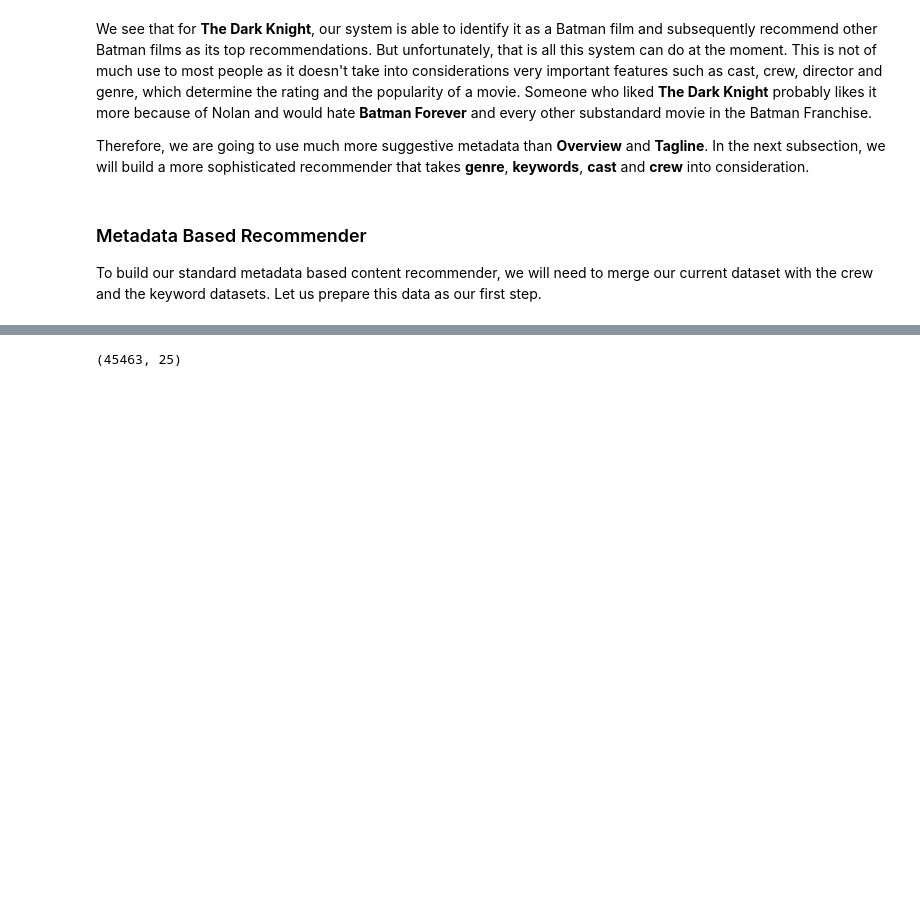
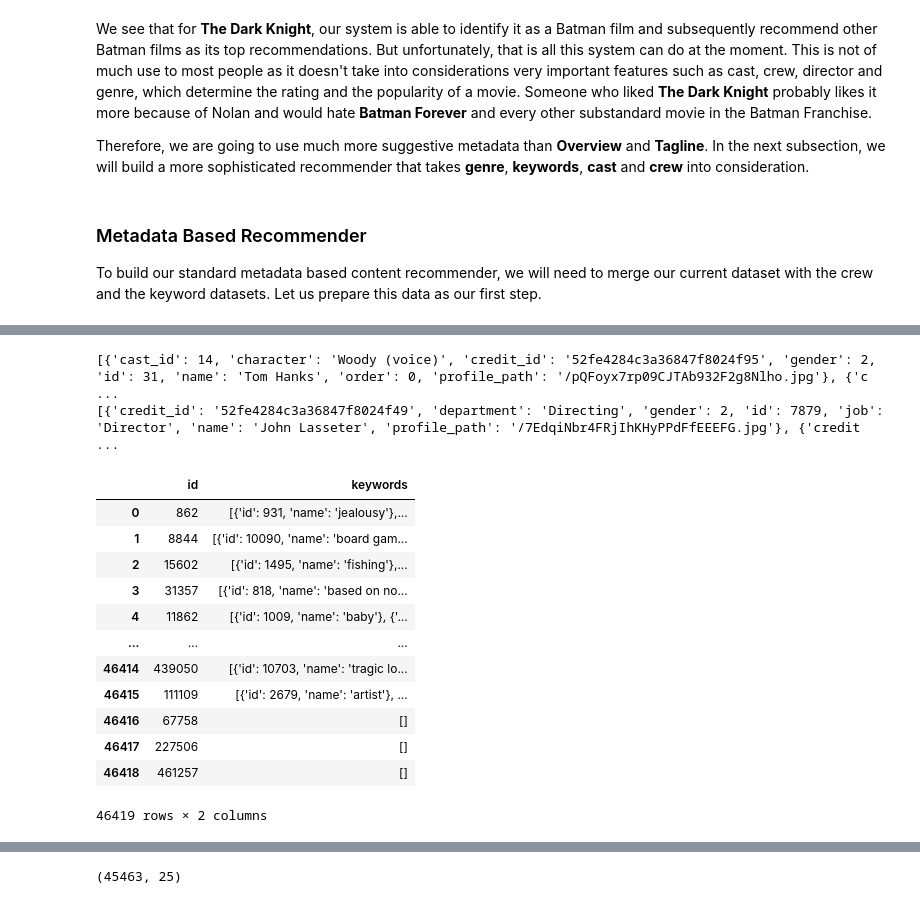
Before and after one commit to duybluemind1988/Data-science, a Jupyter notebook: Recommendation/Kaggle_movie-recommender-systems.ipynb, the cells around one changed output, grey strips where cells are left out. Saved outputs shown, nothing was run; the diff lists cells and outputs as text; code cells hidden in the pictures; blank space fills up the shorter version.

```diff
--- a/Recommendation/Kaggle_movie-recommender-systems.ipynb
+++ b/Recommendation/Kaggle_movie-recommender-systems.ipynb
@@ -474,0 +545,22 @@ keywords = pd.read_csv('/content/drive/My Drive/Data/Movie dataset/keywords.csv'
+# %%
+print(credits.cast[0]) # cac dien vien trong phim (id, nhan vat, gioi tinh, ten)
+print(credits.crew[0]) # cac thanh vien trong doan lam phim (dao dien, nha san xuat...)
+# %% [output]
+[{'cast_id': 14, 'character': 'Woody (voice)', 'credit_id': '52fe4284c3a36847f8024f95', 'gender': 2, 'id': 31, 'name': 'Tom Hanks', 'order': 0, 'profile_path': '/pQFoyx7rp09CJTAb932F2g8Nlho.jpg'}, {'c ...
+[{'credit_id': '52fe4284c3a36847f8024f49', 'department': 'Directing', 'gender': 2, 'id': 7879, 'job': 'Director', 'name': 'John Lasseter', 'profile_path': '/7EdqiNbr4FRjIhKHyPPdFfEEEFG.jpg'}, {'credit ...
+# %%
+keywords
+# %% [output]
+|  | id | keywords |
+| 0 | 862 | [{'id': 931, 'name': 'jealousy'},... |
+| 1 | 8844 | [{'id': 10090, 'name': 'board gam... |
+| 2 | 15602 | [{'id': 1495, 'name': 'fishing'},... |
+| 3 | 31357 | [{'id': 818, 'name': 'based on no... |
+| 4 | 11862 | [{'id': 1009, 'name': 'baby'}, {'... |
+| ... | ... | ... |
+| 46414 | 439050 | [{'id': 10703, 'name': 'tragic lo... |
+| 46415 | 111109 | [{'id': 2679, 'name': 'artist'}, ... |
+| 46416 | 67758 | [] |
+| 46417 | 227506 | [] |
+| 46418 | 461257 | [] |
+46419 rows × 2 columns
```
Also changed, not shown: parts of 13 cells of this notebook.
